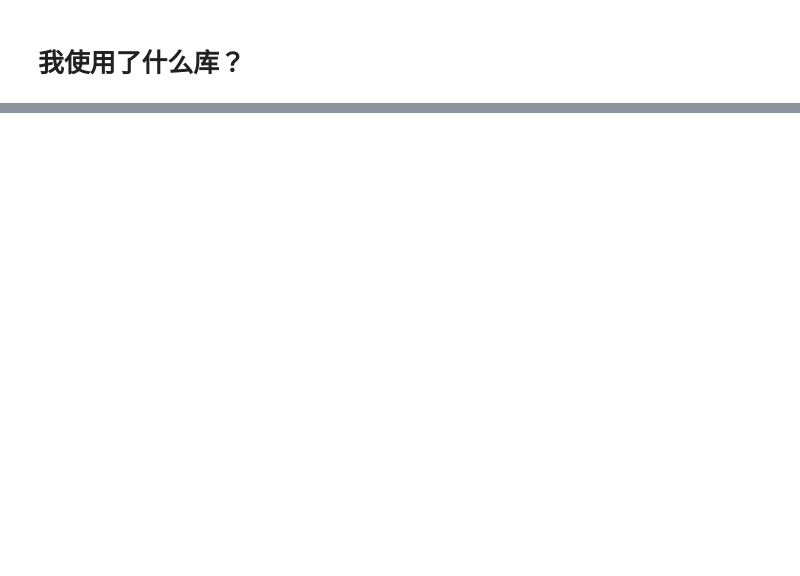
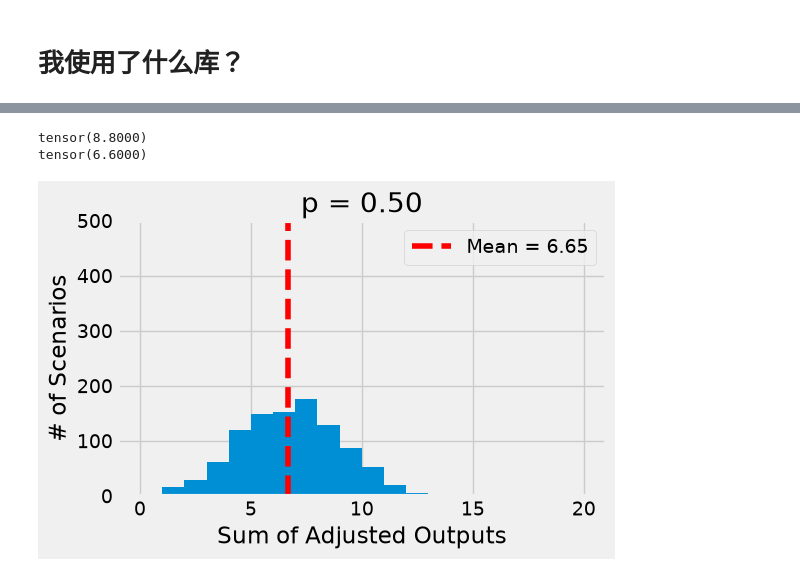
Before and after one commit to jhonprice/PyTorchStepByStep, a Jupyter notebook: runtest/ch06.ipynb, the cells around one changed output, grey strips where cells are left out. Drawn from its saved outputs; the diff is of its cells as text; code cells hidden in the pictures; blank space fills up the shorter version.

```diff
--- a/runtest/ch06.ipynb
+++ b/runtest/ch06.ipynb
@@ -36,0 +306,19 @@ ModuleNotFoundError: No module named 'sklearn'
+# %%
+# 程序6-6: DropOut的使用
+
+# 设定丢弃概率
+# F.dropout
+dropping_model = nn.Sequential(nn.Dropout(p=0.5))
+
+# 创建等距的分割
+spaced_points = torch.linspace(.1, 1.1, 11)
+print(spaced_points)
+
+torch.manual_seed(44)
+
+# 注意要切换模式
+dropping_model.train()
+
+# 测试结果: 随机丢弃
+output_train = dropping_model(spaced_points)
+print(output_train)
@@ -36,0 +354,26 @@ ModuleNotFoundError: No module named 'sklearn'
+# %%
+# 对比训练和评价模式的分布
+
+print(F.linear(output_train, weight=torch.ones(11), bias=torch.tensor(0)))
+
+print(F.linear(output_eval, weight=torch.ones(11), bias=torch.tensor(0)))
+# %% [output]
+tensor(8.8000)
+tensor(6.6000)
+# %%
+# 统计DropOut的分布情况: 生成数据
+
+torch.manual_seed(17)
+p = 0.5
+
+# 列表推导式，生成1000次dropout场景，统计分布
+distrib_outputs = torch.tensor(
+    [F.linear(F.dropout(spaced_points, p=p)
+              ,weight=torch.ones(11), bias=torch.tensor(0))
+                for _ in range(1000)
+    ])
+# %%
+# 统计DropOut的分布情况: 作图
+fig = figure7(p, distrib_outputs)
+# %% [output]
+[figure, added]
```
Also changed, not shown: parts of 46 cells of this notebook, 4 other files.
